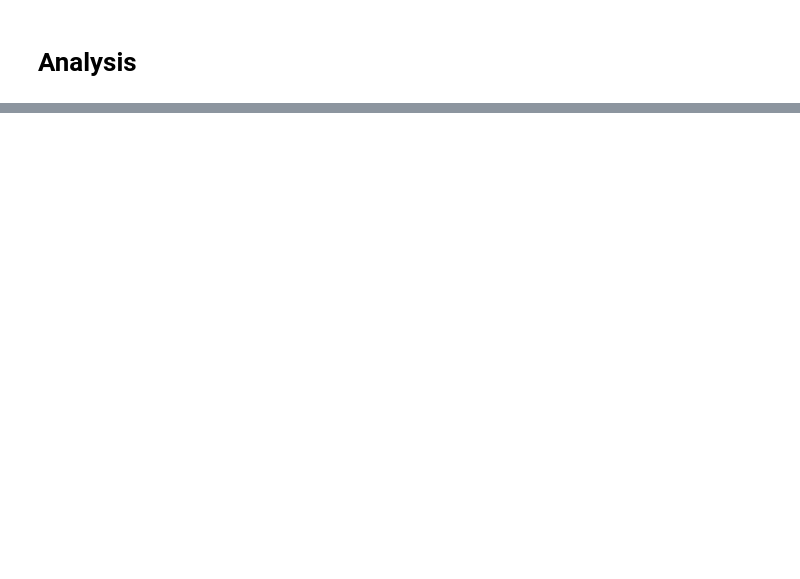
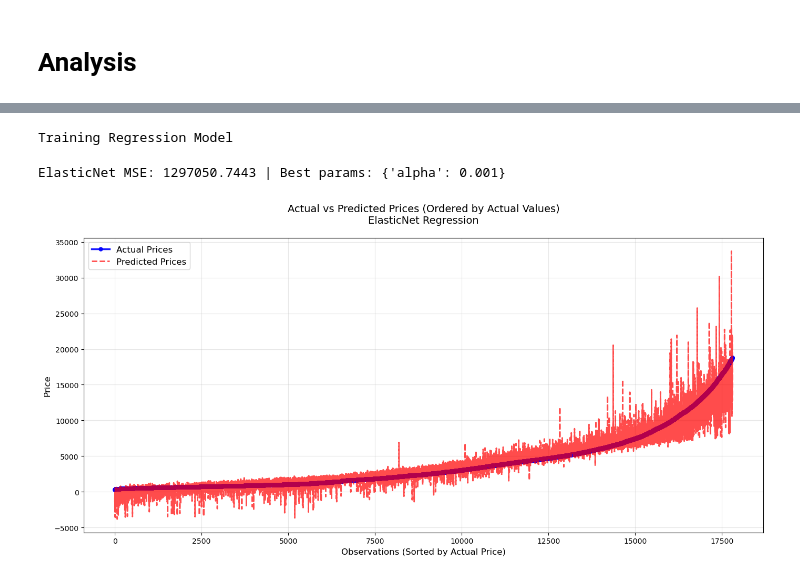
Before and after one commit to KaboLetsogo/Portfolio, a Jupyter notebook: Diamonds.ipynb, the cells around one changed output, grey strips where cells are left out. Cells and saved outputs as stored; diff of their text form; code cells hidden in the pictures; blank space fills up the shorter version.

```diff
--- a/Diamonds.ipynb
+++ b/Diamonds.ipynb
@@ -169,0 +254,19 @@ NameError: name 'df' is not defined
+# %%
+scaler = RobustScaler()
+continuous_cols.remove("price")
+df[continuous_cols] = scaler.fit_transform(df[continuous_cols])
+df = pd.get_dummies(df, columns=categorical_cols, drop_first=False , dtype=int)
+x_cols = [x for x in df.columns if x not in targets]
+X_train, X_test, y_train, y_test = train_test_split(df[x_cols],df["price"], test_size=0.33, random_state=15)
+X_trainC, X_testC, y_trainC, y_testC = train_test_split(
+    df[x_cols],
+    df["above_av"],
+    test_size=0.33,
+    random_state=15,
+    stratify=df["above_av"]  # Key change
+)
+
+print("\nBalanced Class Distribution:")
+print("Whole Data:",df['above_av'].value_counts(normalize=True))
+print("Train:", y_trainC.value_counts(normalize=True))
+print("Test:", y_testC.value_counts(normalize=True))
@@ -169,0 +287,41 @@ NameError: name 'df' is not defined
+# %%
+print("Training Regression Model")
+enet = ElasticNet(random_state=15, l1_ratio=0.5)  # Fixed l1_ratio here
+enet_params = {'alpha': [0.001, 0.01, 0.1, 1, 10]}  # Removed l1_ratio from params
+enet_grid = GridSearchCV(enet, enet_params, cv=5, scoring='neg_mean_squared_error')
+enet_grid.fit(X_train, y_train)
+enet_pred = enet_grid.predict(X_test)
+enet_mse = mean_squared_error(y_test, enet_pred)
+print(f"ElasticNet MSE: {enet_mse:.4f} | Best params: {enet_grid.best_params_}")
+
+# Generate predictions
+enet_pred = enet_grid.predict(X_test)
+
+# Sort by actual prices (ascending)
+sorted_idx = np.argsort(y_test.values)
+y_test_sorted = y_test.values[sorted_idx]
+enet_pred_sorted = enet_pred[sorted_idx]
+
+# Create the plot
+plt.figure(figsize=(14, 7))
+
+# Plot actual vs predicted (sorted)
+plt.plot(y_test_sorted, label='Actual Prices',
+         color='blue', alpha=0.9, linewidth=2.5, marker='o', markersize=5)
+plt.plot(enet_pred_sorted, label='Predicted Prices',
+         color='red', alpha=0.7, linewidth=2, linestyle='--')
+
+# Customize the plot
+plt.xlabel('Observations (Sorted by Actual Price)', fontsize=12)
+plt.ylabel('Price', fontsize=12)
+plt.title('Actual vs Predicted Prices (Ordered by Actual Values)\nElasticNet Regression',
+          fontsize=14, pad=20)
+plt.legend(fontsize=12, loc='upper left')
+plt.grid(True, alpha=0.3)
+
+plt.tight_layout()
+plt.show()
+# %% [output]
+Training Regression Model
+ElasticNet MSE: 1297050.7443 | Best params: {'alpha': 0.001}
+[figure, added]
```
Also changed, not shown: parts of 25 cells of this notebook, 2 other files.
